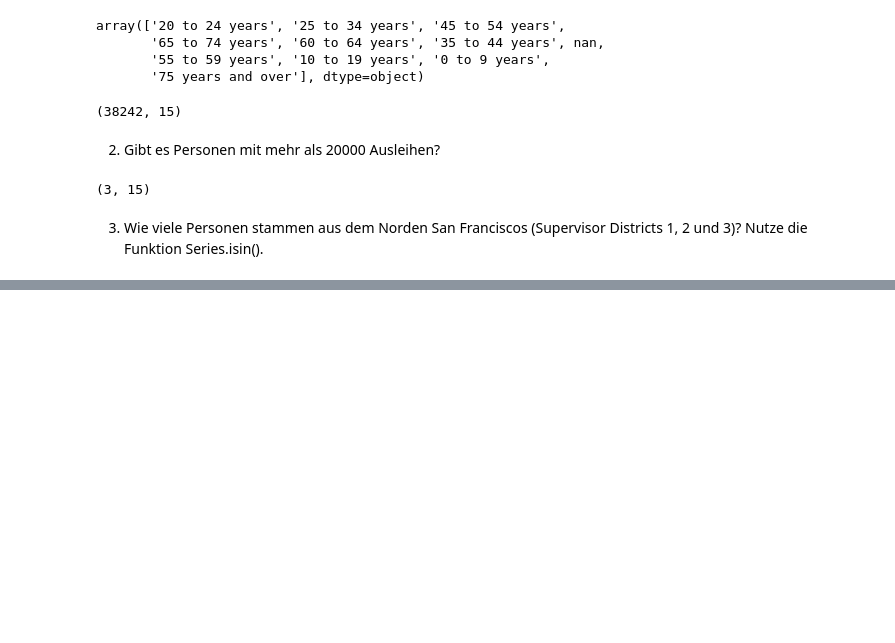
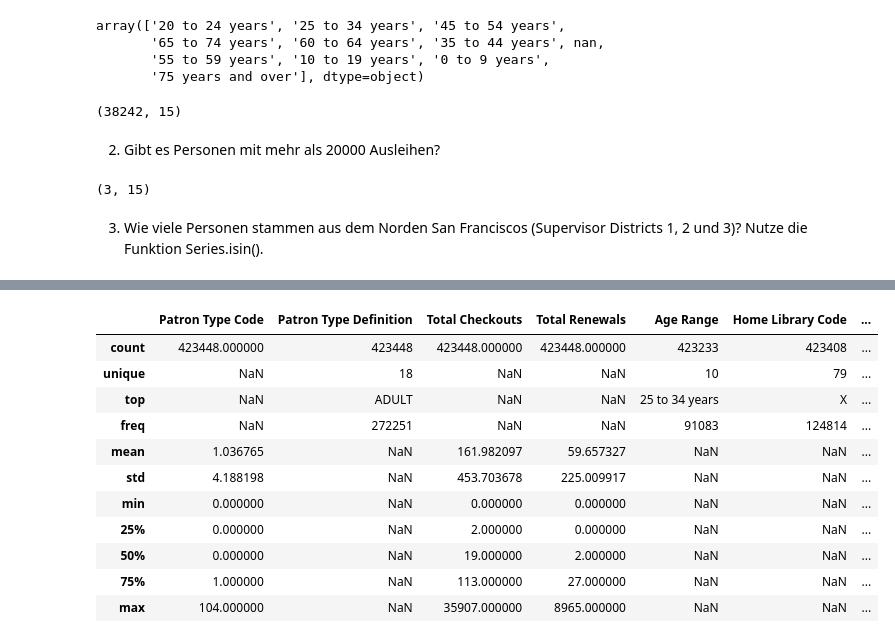
Before and after one commit to cogemol/2020-11-30-Data_Librarian_Cora_Molloy, a Jupyter notebook: Modul_3/notebooks/pandas_introduction.ipynb, the cells around one changed output, grey strips where cells are left out. Saved outputs shown, nothing was run; the diff lists cells and outputs as text; code cells hidden in the pictures; blank space fills up the shorter version.

```diff
--- a/Modul_3/notebooks/pandas_introduction.ipynb
+++ b/Modul_3/notebooks/pandas_introduction.ipynb
@@ -578,0 +807,15 @@ s_north = s.isin(['1', '2', '3'])
+# %%
+df.describe(include='all')
+# %% [output]
+|  | Patron Type Code | Patron Type Definition | Total Checkouts | Total Renewals | Age Range | Home Library Code | ... |
+| count | 423448.000000 | 423448 | 423448.000000 | 423448.000000 | 423233 | 423408 | ... |
+| unique | NaN | 18 | NaN | NaN | 10 | 79 | ... |
+| top | NaN | ADULT | NaN | NaN | 25 to 34 years | X | ... |
+| freq | NaN | 272251 | NaN | NaN | 91083 | 124814 | ... |
+| mean | 1.036765 | NaN | 161.982097 | 59.657327 | NaN | NaN | ... |
+| std | 4.188198 | NaN | 453.703678 | 225.009917 | NaN | NaN | ... |
+| min | 0.000000 | NaN | 0.000000 | 0.000000 | NaN | NaN | ... |
+| 25% | 0.000000 | NaN | 2.000000 | 0.000000 | NaN | NaN | ... |
+| 50% | 0.000000 | NaN | 19.000000 | 2.000000 | NaN | NaN | ... |
+| 75% | 1.000000 | NaN | 113.000000 | 27.000000 | NaN | NaN | ... |
+| max | 104.000000 | NaN | 35907.000000 | 8965.000000 | NaN | NaN | ... |
```
Also changed, not shown: parts of 24 cells of this notebook.
